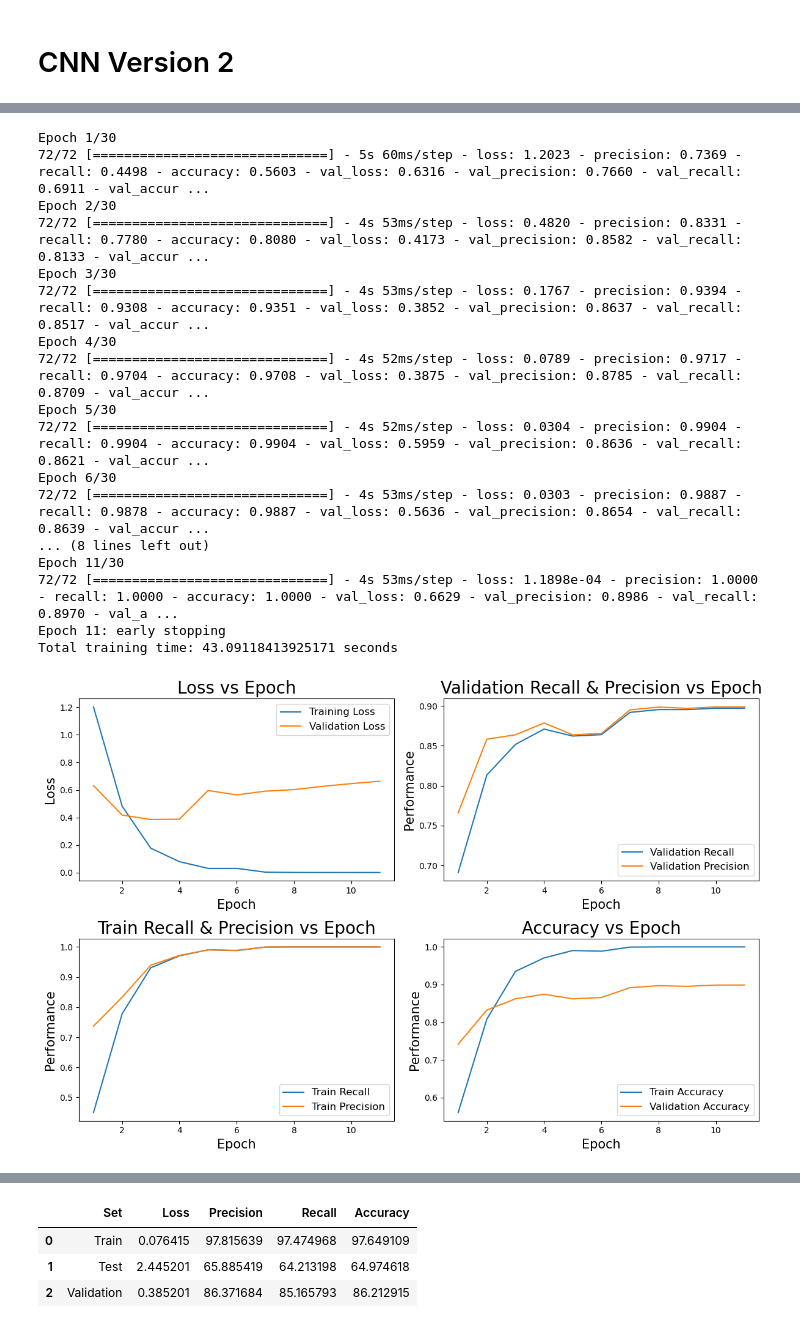
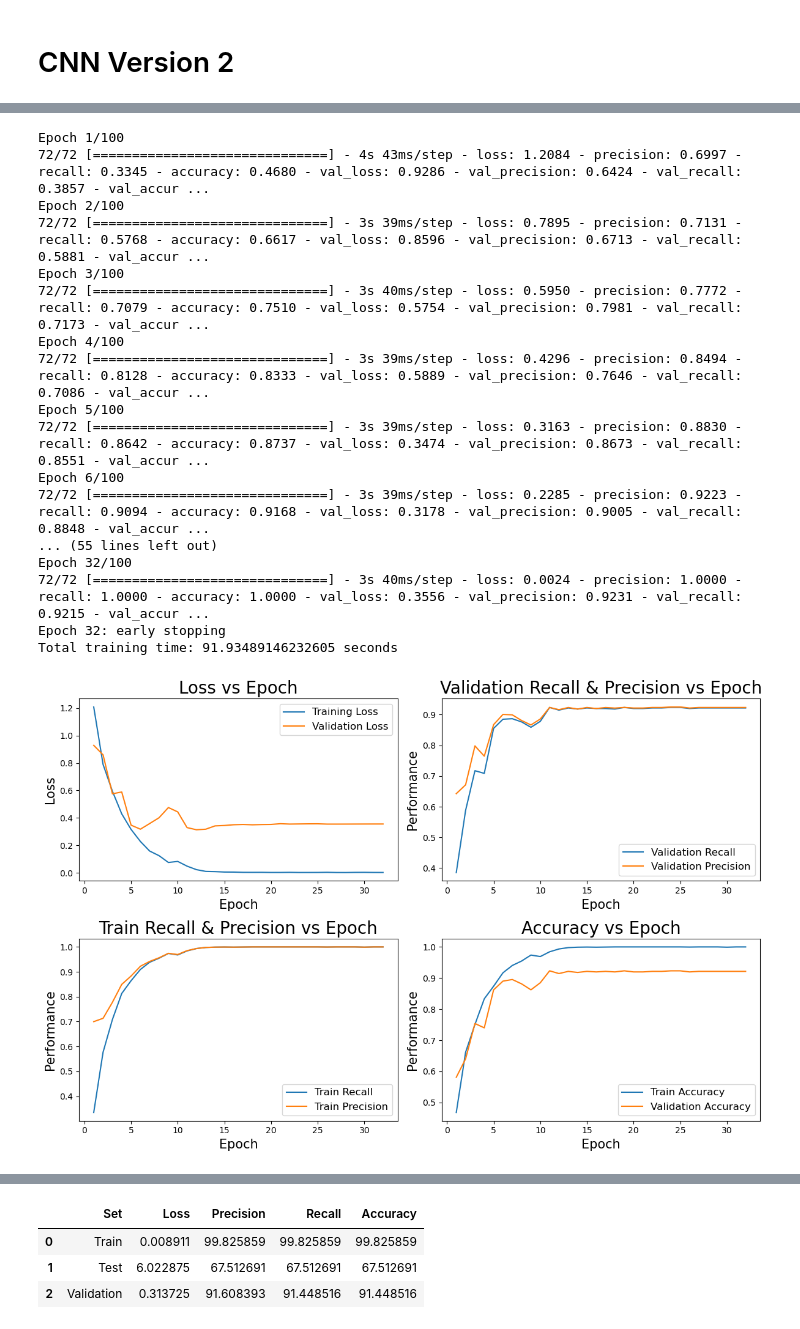
Before and after one commit to cristopher-d-delgado/brain_tumor_classification, a Jupyter notebook: notebook.ipynb, the cells around one changed output, grey strips where cells are left out. Saved outputs shown, nothing was run; the diff lists cells and outputs as text; code cells hidden in the pictures.

```diff
--- a/notebook.ipynb
+++ b/notebook.ipynb
@@ -222,7 +222,7 @@ from functions import train_model, model_evaluate, view_history
 conv = {}
 
 # Train model
-conv['Version1'] = train_model(cnn, train_gen, val_gen, 30)
+conv['Version1'] = train_model(cnn, train_gen, val_gen, 100)
 
 # View history
 view_history(conv, 'Version1')
@@ -266,19 +268,20 @@ from tensorflow.keras.optimizers import Adam
 from tensorflow.keras.losses import CategoricalCrossentropy
 
 # Define input shape
-input_shape = (256, 256, 3)
+input_shape = (128, 128, 3)
 
 # Define the basic model
 cnn2 = Sequential()
 
 # Define the layers
 # Flatten layer to reshape the output
-cnn2.add(Conv2D(filters=64, kernel_size=(3,3), activation='relu', strides=(2,2), input_shape=input_shape))
+cnn2.add(Conv2D(filters=64, kernel_size=(3,3), activation='relu', strides=(1,1), padding='same', input_shape=input_shape))
 cnn2.add(MaxPool2D(pool_size=(2,2)))
 
 # Flatten Tensor
 cnn2.add(Flatten())
-cnn2.add(Dense(128, activation='relu'))
+cnn2.add(Dense(256, activation='relu'))
+cnn2.add(Dense(256, activation='relu'))
 
 # Define the output
 cnn2.add(Dense(4, activation='softmax'))
@@ -307,7 +310,7 @@ None
 from functions import train_model, model_evaluate, view_history
 
 # Train model
-conv['Version2'] = train_model(cnn2, train_gen, val_gen, 30)
+conv['Version2'] = train_model(cnn2, train_gen, val_gen, 100)
 
 # View history
 view_history(conv, 'Version2')
@@ -351,23 +358,27 @@ from keras.optimizers import Adam
 from keras.losses import CategoricalCrossentropy
 
 # Define input shape
-input_shape = (256, 256, 3)
+input_shape = (128, 128, 3)
 
 # Define the basic model
 cnn3 = Sequential()
 
 # Define the layers
 # Flatten layer to reshape the output
-cnn3.add(Conv2D(filters=64, kernel_size=(3,3), activation='relu', strides=(2,2), input_shape=input_shape))
-cnn3.add(Conv2D(filters=32, kernel_size=(3,3), strides=(1,1), activation='relu'))
+cnn3.add(Conv2D(filters=64, kernel_size=(10, 10), strides=(1,1), activation='relu', padding='same', input_shape=input_shape))
 cnn3.add(MaxPool2D(pool_size=(2,2)))
+cnn3.add(Conv2D(filters=128, kernel_size=(3,3), strides=(1,1), padding='same', activation='relu'))
+cnn3.add(MaxPool2D(pool_size=(2,2)))
+cnn3.add(Dropout(.2))
+cnn3.add(Conv2D(filters=128, kernel_size=(2,2), strides=(1,1), padding='same', activation='relu'))
+cnn3.add(MaxPool2D(pool_size=(2,2)))
+cnn3.add(Dropout(.2))
 
-# Flatten Tensor
+# Flatten Tensor and create Fully conected layer
 cnn3.add(Flatten())
 cnn3.add(Dense(256, activation='relu'))
-cnn3.add(Dense(256, activation='relu'))
 
-# Define the output
+# Define the output layer
 cnn3.add(Dense(4, activation='softmax'))
 
 cnn3.compile(optimizer=Adam(), loss=CategoricalCrossentropy(), metrics=metrics)
@@ -391,30 +402,32 @@ Non-trainable params: 0
 _________________________________________________________________
 None
 # %%
+from functions import train_model, view_history, model_evaluate
+
 # Train model
-conv['Version3'] = train_model(cnn3, train_gen, val_gen, 30)
+conv['Version3'] = train_model(cnn3, train_gen, val_gen, 100)
 
 # View history
 view_history(conv, 'Version3')
 
 # Evalaute model
 model_evaluate(cnn3, train_gen, test_gen, val_gen)
 # %% [output]
-Epoch 1/30
-72/72 [==============================] - 5s 60ms/step - loss: 1.2023 - precision: 0.7369 - recall: 0.4498 - accuracy: 0.5603 - val_loss: 0.6316 - val_precision: 0.7660 - val_recall: 0.6911 - val_accur ...
-Epoch 2/30
-72/72 [==============================] - 4s 53ms/step - loss: 0.4820 - precision: 0.8331 - recall: 0.7780 - accuracy: 0.8080 - val_loss: 0.4173 - val_precision: 0.8582 - val_recall: 0.8133 - val_accur ...
-Epoch 3/30
-72/72 [==============================] - 4s 53ms/step - loss: 0.1767 - precision: 0.9394 - recall: 0.9308 - accuracy: 0.9351 - val_loss: 0.3852 - val_precision: 0.8637 - val_recall: 0.8517 - val_accur ...
-Epoch 4/30
-72/72 [==============================] - 4s 52ms/step - loss: 0.0789 - precision: 0.9717 - recall: 0.9704 - accuracy: 0.9708 - val_loss: 0.3875 - val_precision: 0.8785 - val_recall: 0.8709 - val_accur ...
-Epoch 5/30
-72/72 [==============================] - 4s 52ms/step - loss: 0.0304 - precision: 0.9904 - recall: 0.9904 - accuracy: 0.9904 - val_loss: 0.5959 - val_precision: 0.8636 - val_recall: 0.8621 - val_accur ...
-Epoch 6/30
-72/72 [==============================] - 4s 53ms/step - loss: 0.0303 - precision: 0.9887 - recall: 0.9878 - accuracy: 0.9887 - val_loss: 0.5636 - val_precision: 0.8654 - val_recall: 0.8639 - val_accur ...
-... (8 lines left out)
-Epoch 11/30
-72/72 [==============================] - 4s 53ms/step - loss: 1.1898e-04 - precision: 1.0000 - recall: 1.0000 - accuracy: 1.0000 - val_loss: 0.6629 - val_precision: 0.8986 - val_recall: 0.8970 - val_a ...
-Epoch 11: early stopping
-Total training time: 43.09118413925171 seconds
+Epoch 1/100
+72/72 [==============================] - 4s 43ms/step - loss: 1.2084 - precision: 0.6997 - recall: 0.3345 - accuracy: 0.4680 - val_loss: 0.9286 - val_precision: 0.6424 - val_recall: 0.3857 - val_accur ...
+Epoch 2/100
+72/72 [==============================] - 3s 39ms/step - loss: 0.7895 - precision: 0.7131 - recall: 0.5768 - accuracy: 0.6617 - val_loss: 0.8596 - val_precision: 0.6713 - val_recall: 0.5881 - val_accur ...
+Epoch 3/100
+72/72 [==============================] - 3s 40ms/step - loss: 0.5950 - precision: 0.7772 - recall: 0.7079 - accuracy: 0.7510 - val_loss: 0.5754 - val_precision: 0.7981 - val_recall: 0.7173 - val_accur ...
+Epoch 4/100
+72/72 [==============================] - 3s 39ms/step - loss: 0.4296 - precision: 0.8494 - recall: 0.8128 - accuracy: 0.8333 - val_loss: 0.5889 - val_precision: 0.7646 - val_recall: 0.7086 - val_accur ...
+Epoch 5/100
+72/72 [==============================] - 3s 39ms/step - loss: 0.3163 - precision: 0.8830 - recall: 0.8642 - accuracy: 0.8737 - val_loss: 0.3474 - val_precision: 0.8673 - val_recall: 0.8551 - val_accur ...
+Epoch 6/100
+72/72 [==============================] - 3s 39ms/step - loss: 0.2285 - precision: 0.9223 - recall: 0.9094 - accuracy: 0.9168 - val_loss: 0.3178 - val_precision: 0.9005 - val_recall: 0.8848 - val_accur ...
+... (55 lines left out)
+Epoch 32/100
+72/72 [==============================] - 3s 40ms/step - loss: 0.0024 - precision: 1.0000 - recall: 1.0000 - accuracy: 1.0000 - val_loss: 0.3556 - val_precision: 0.9231 - val_recall: 0.9215 - val_accur ...
+Epoch 32: early stopping
+Total training time: 91.93489146232605 seconds
-[figure, old version]
+[figure, new version]
@@ -424,4 +437,4 @@ Total training time: 43.09118413925171 seconds
 |  | Set | Loss | Precision | Recall | Accuracy |
-| 0 | Train | 0.076415 | 97.815639 | 97.474968 | 97.649109 |
-| 1 | Test | 2.445201 | 65.885419 | 64.213198 | 64.974618 |
-| 2 | Validation | 0.385201 | 86.371684 | 85.165793 | 86.212915 |
+| 0 | Train | 0.008911 | 99.825859 | 99.825859 | 99.825859 |
+| 1 | Test | 6.022875 | 67.512691 | 67.512691 | 67.512691 |
+| 2 | Validation | 0.313725 | 91.608393 | 91.448516 | 91.448516 |
```
Also changed, not shown: parts of 22 cells of this notebook.
